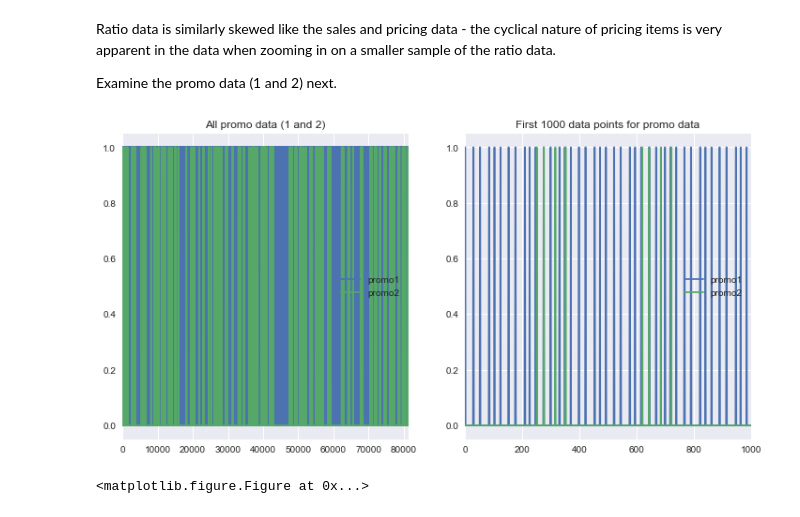
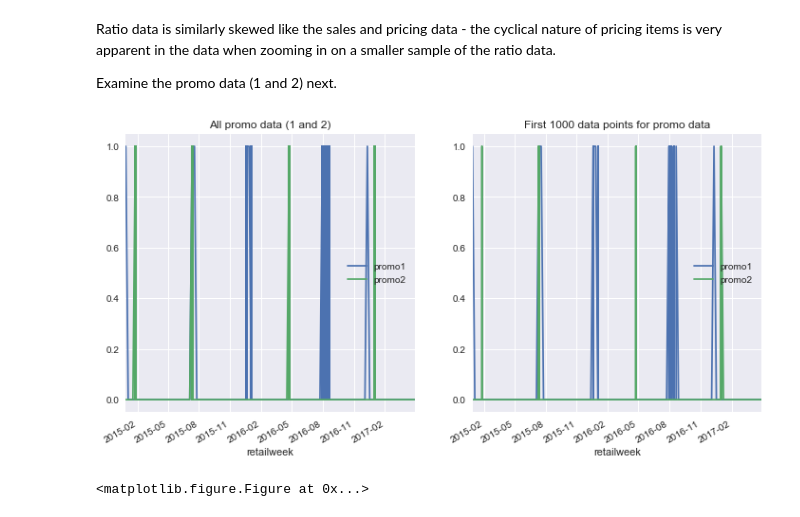
Before and after one commit to swekul/RetailSales_CaseStudy, a Jupyter notebook: RetailSales_DemandForecasting_McRoberts.ipynb, the cells around one changed output. Saved outputs shown, nothing was run; the diff lists cells and outputs as text; code cells hidden in the pictures.

Commit message:
feat: Date data now read in correctly with Pandas dataframe

```diff
--- a/RetailSales_DemandForecasting_McRoberts.ipynb
+++ b/RetailSales_DemandForecasting_McRoberts.ipynb
@@ -27,7 +27,7 @@ import matplotlib.pyplot as plt
 import seaborn as sns
 
 # import transactional sales data of articles into a pandas dataframe
-data_sales = pd.read_csv("sales.txt", sep = ";")
+data_sales = pd.read_csv("sales.txt", sep = ";", parse_dates=['retailweek'])
 
 # import attribute data of sold articles
 data_attribute = pd.read_csv("article_master.txt", sep = ";")
@@ -299,13 +299,13 @@ Ratio data is similarly skewed like the sales and pricing data - the cyclical na
 Examine the promo data (1 and 2) next.
 # %%
 fig, axes = plt.subplots(nrows=1, ncols=2, figsize = (12,6))
-data_joined.plot(ax = axes[0], y = ['promo1', 'promo2'])
+data_joined.plot(ax = axes[0], x = 'retailweek', y = ['promo1', 'promo2'])
 axes[0].set_title('All promo data (1 and 2)')
-data_joined[0:1000].plot(ax = axes[1], y = ['promo1', 'promo2'])
+data_joined[0:1000].plot(ax = axes[1], x = 'retailweek', y = ['promo1', 'promo2'])
 axes[1].set_title('First 1000 data points for promo data')
 plt.show()
 # %% [output]
-[figure, old version]
+[figure, new version]
 # %%
 plt.figure()
 data_joined.plot(y = ['promo1', 'promo2'], kind = 'hist', subplots = True)
```
Also changed, not shown: parts of 6 cells of this notebook.
